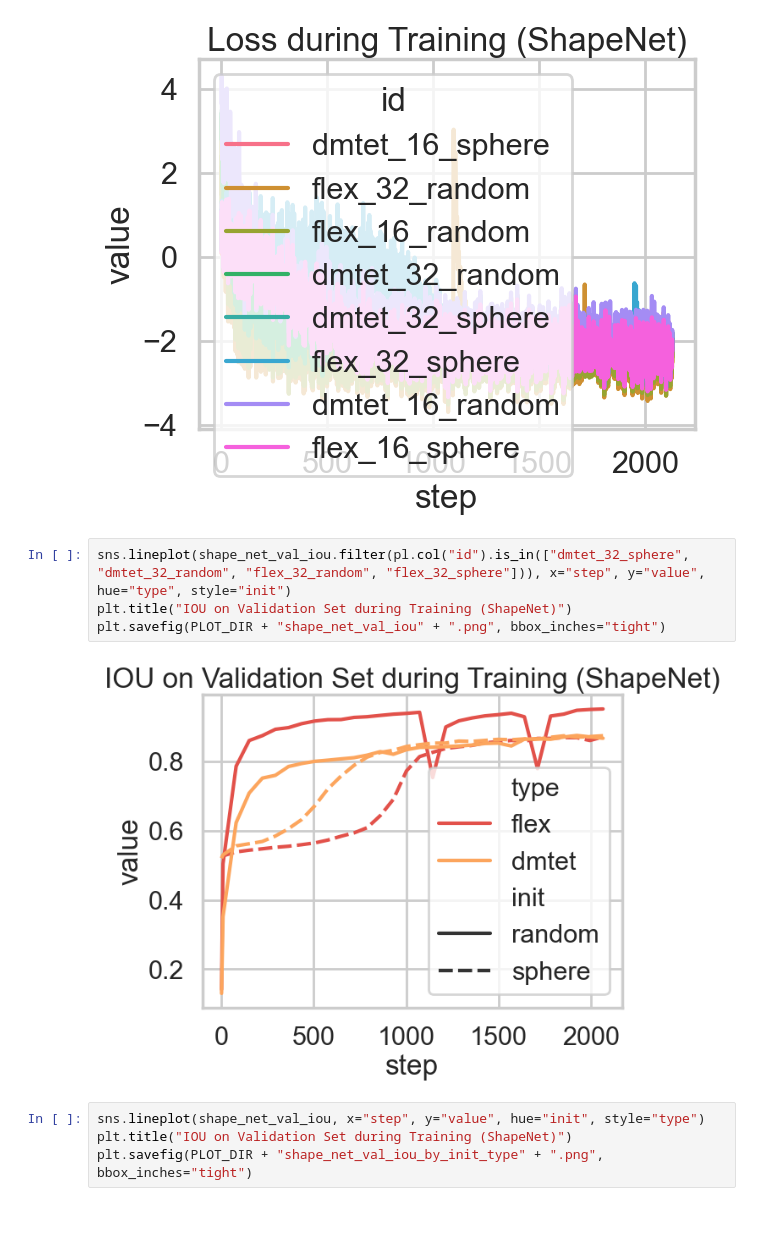
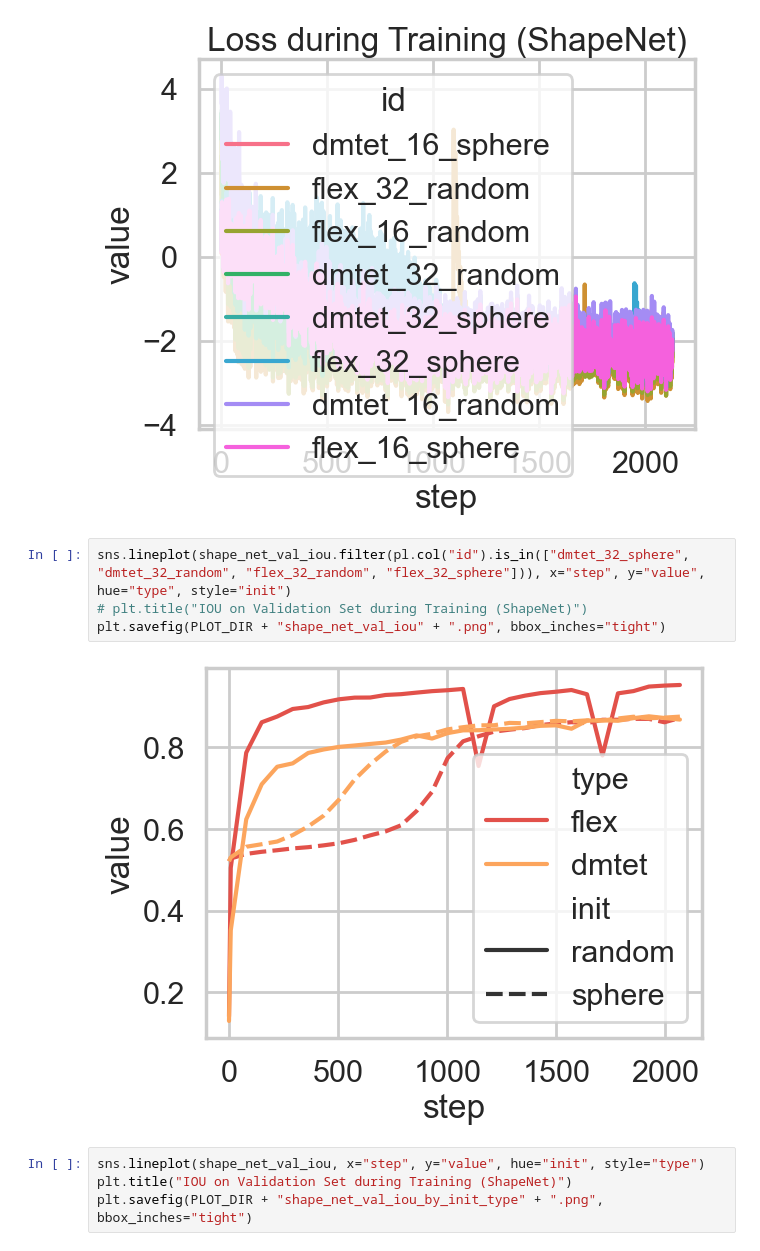
Before and after one commit to kataikko/dll2025project, a Jupyter notebook: plotting/plotting.ipynb, the cells around one changed output. Drawn from its saved outputs; the diff is of its cells as text; blank space fills up the shorter version.

Commit message:
feat: moved Title to caption

```diff
--- a/plotting/plotting.ipynb
+++ b/plotting/plotting.ipynb
@@ -119,10 +119,10 @@ plt.savefig(PLOT_DIR + "shape_net_train_loss" + ".png", bbox_inches="tight")
 [figure]
 # %%
 sns.lineplot(shape_net_val_iou.filter(pl.col("id").is_in(["dmtet_32_sphere", "dmtet_32_random", "flex_32_random", "flex_32_sphere"])), x="step", y="value", hue="type", style="init")
-plt.title("IOU on Validation Set during Training (ShapeNet)")
+# plt.title("IOU on Validation Set during Training (ShapeNet)")
 plt.savefig(PLOT_DIR + "shape_net_val_iou" + ".png", bbox_inches="tight")
 # %% [output]
-[figure, old version]
+[figure, new version]
 # %%
 sns.lineplot(shape_net_val_iou, x="step", y="value", hue="init", style="type")
 plt.title("IOU on Validation Set during Training (ShapeNet)")
```
Also changed, not shown: parts of 4 cells of this notebook, 20 other files.
